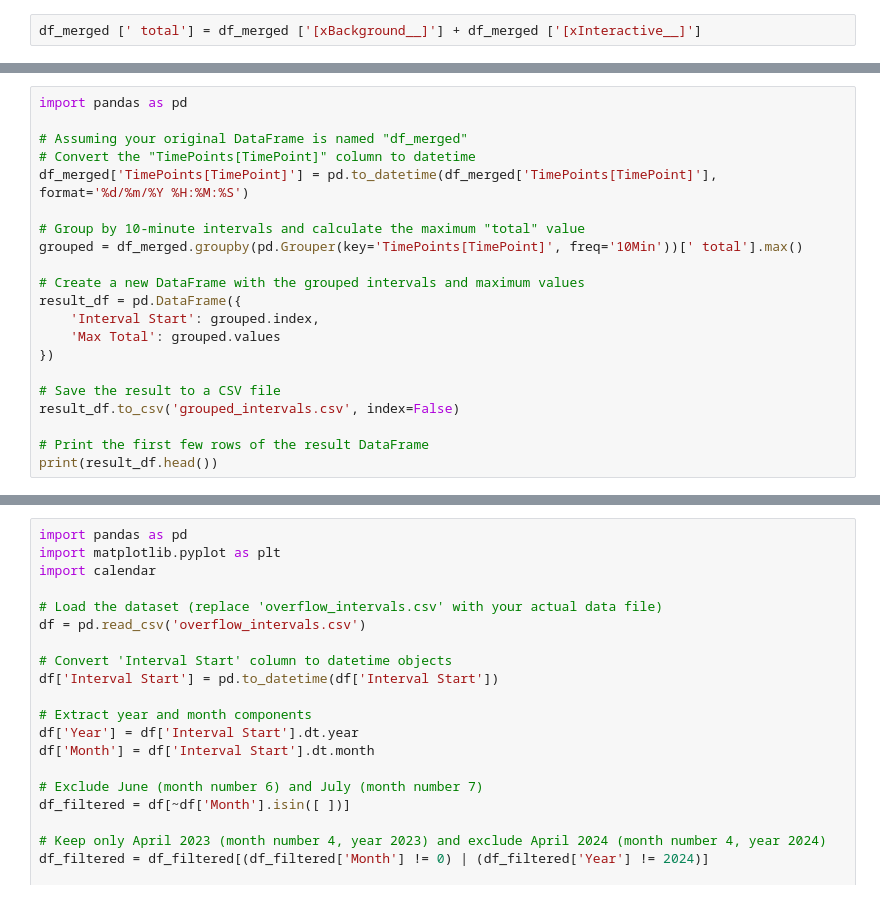
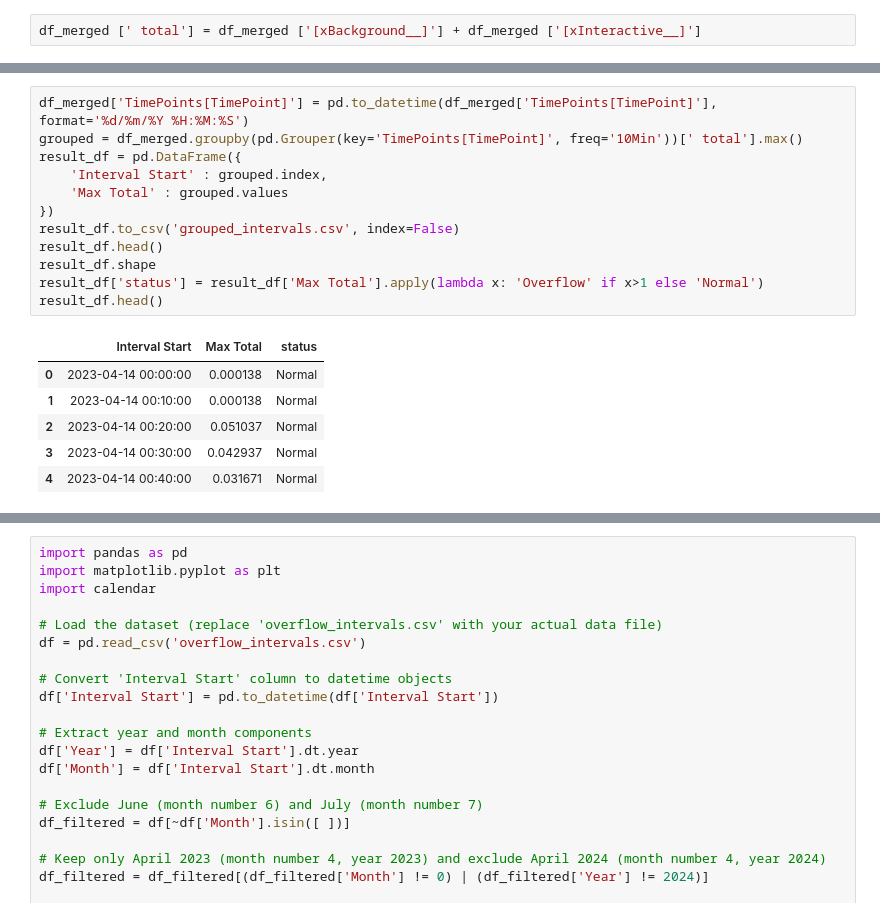
Before and after one commit to Minakshi654/Modelname, a Jupyter notebook: EDA_of_CPU_Utilization_.ipynb, the cells around one changed output, grey strips where cells are left out. Cells and saved outputs as stored; diff of their text form.

```diff
--- a/EDA_of_CPU_Utilization_.ipynb
+++ b/EDA_of_CPU_Utilization_.ipynb
@@ -25,21 +69,19 @@ df_merged.head()
 # %%
-import pandas as pd
-
-# Assuming your original DataFrame is named "df_merged"
-# Convert the "TimePoints[TimePoint]" column to datetime
 df_merged['TimePoints[TimePoint]'] = pd.to_datetime(df_merged['TimePoints[TimePoint]'], format='%d/%m/%Y %H:%M:%S')
-
-# Group by 10-minute intervals and calculate the maximum "total" value
 grouped = df_merged.groupby(pd.Grouper(key='TimePoints[TimePoint]', freq='10Min'))[' total'].max()
-
-# Create a new DataFrame with the grouped intervals and maximum values
 result_df = pd.DataFrame({
-    'Interval Start': grouped.index,
-    'Max Total': grouped.values
+    'Interval Start' : grouped.index,
+    'Max Total' : grouped.values
 })
-
-# Save the result to a CSV file
 result_df.to_csv('grouped_intervals.csv', index=False)
-
-# Print the first few rows of the result DataFrame
-print(result_df.head())
+result_df.head()
+result_df.shape
+result_df['status'] = result_df['Max Total'].apply(lambda x: 'Overflow' if x>1 else 'Normal')
+result_df.head()
+# %% [output]
+|  | Interval Start | Max Total | status |
+| 0 | 2023-04-14 00:00:00 | 0.000138 | Normal |
+| 1 | 2023-04-14 00:10:00 | 0.000138 | Normal |
+| 2 | 2023-04-14 00:20:00 | 0.051037 | Normal |
+| 3 | 2023-04-14 00:30:00 | 0.042937 | Normal |
+| 4 | 2023-04-14 00:40:00 | 0.031671 | Normal |
```
Also changed, not shown: parts of 28 cells of this notebook.
